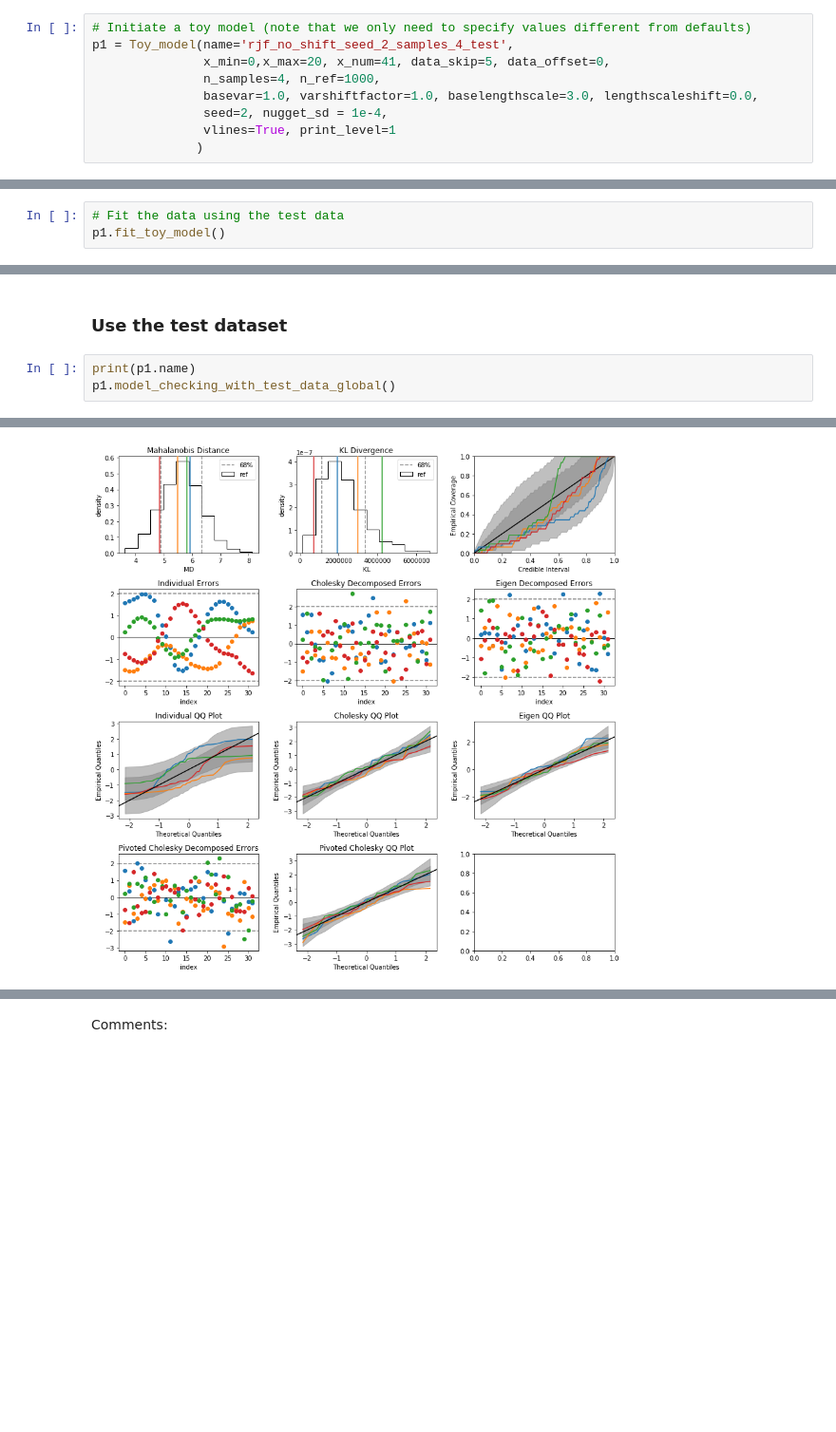
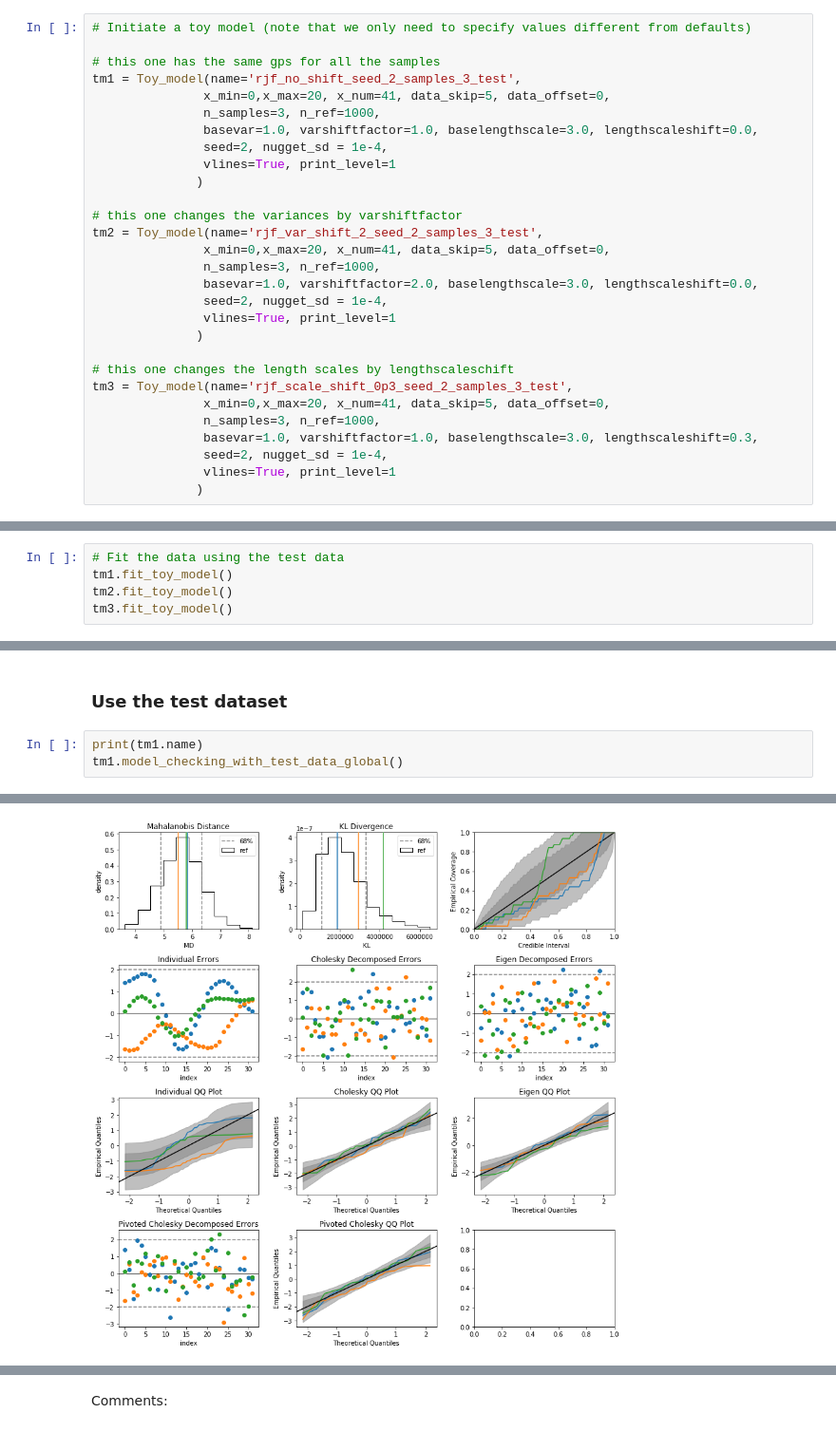
Before and after one commit to buqeye/gsum, a Jupyter notebook: test_cases/GP_model_checking_test_cases_rjf_upgrade1.ipynb, the cells around one changed output, grey strips where cells are left out. Shown at 95% size. Drawn from its saved outputs; the diff is of its cells as text; blank space fills up the shorter version.

```diff
--- a/test_cases/GP_model_checking_test_cases_rjf_upgrade1.ipynb
+++ b/test_cases/GP_model_checking_test_cases_rjf_upgrade1.ipynb
@@ -288,11 +288,31 @@ class Toy_model:
 ### Ok, let's roll!
 # %%
 # Initiate a toy model (note that we only need to specify values different from defaults)
-p1 = Toy_model(name='rjf_no_shift_seed_2_samples_4_test',
+
+# this one has the same gps for all the samples
+tm1 = Toy_model(name='rjf_no_shift_seed_2_samples_3_test',
                x_min=0,x_max=20, x_num=41, data_skip=5, data_offset=0,
-               n_samples=4, n_ref=1000,
+               n_samples=3, n_ref=1000,
                basevar=1.0, varshiftfactor=1.0, baselengthscale=3.0, lengthscaleshift=0.0,
                seed=2, nugget_sd = 1e-4,
                vlines=True, print_level=1
               )
+
+# this one changes the variances by varshiftfactor
+tm2 = Toy_model(name='rjf_var_shift_2_seed_2_samples_3_test',
+               x_min=0,x_max=20, x_num=41, data_skip=5, data_offset=0,
+               n_samples=3, n_ref=1000,
+               basevar=1.0, varshiftfactor=2.0, baselengthscale=3.0, lengthscaleshift=0.0,
+               seed=2, nugget_sd = 1e-4,
+               vlines=True, print_level=1
+              )
+
+# this one changes the length scales by lengthscaleschift
+tm3 = Toy_model(name='rjf_scale_shift_0p3_seed_2_samples_3_test',
+               x_min=0,x_max=20, x_num=41, data_skip=5, data_offset=0,
+               n_samples=3, n_ref=1000,
+               basevar=1.0, varshiftfactor=1.0, baselengthscale=3.0, lengthscaleshift=0.3,
+               seed=2, nugget_sd = 1e-4,
+               vlines=True, print_level=1
+              )
 # %% [output]
@@ -310,6 +345,8 @@ p1.setup_toy_model()
 Now we fit the data and compute means and covariances:
 # %%
 # Fit the data using the test data
-p1.fit_toy_model()
+tm1.fit_toy_model()
+tm2.fit_toy_model()
+tm3.fit_toy_model()
 # %% [markdown]
 ### Plot the toy data and fits
@@ -332,6 +395,6 @@ Comments:
 # %% [markdown]
 ### Use the test dataset
 # %%
-print(p1.name)
-p1.model_checking_with_test_data_global()
+print(tm1.name)
+tm1.model_checking_with_test_data_global()
 # %% [output]
@@ -339 +402 @@ rjf_no_shift_seed_2_samples_4_test
-[figure, old version]
+[figure, new version]
```
Also changed, not shown: parts of 15 cells of this notebook, 1 other file.
